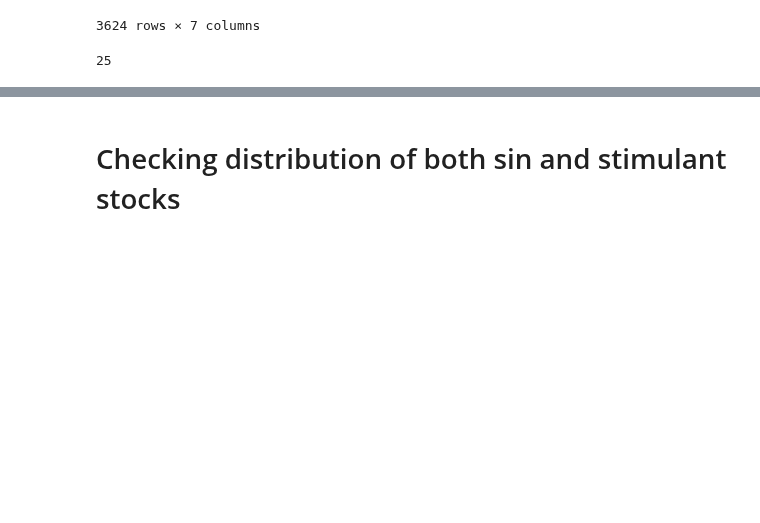
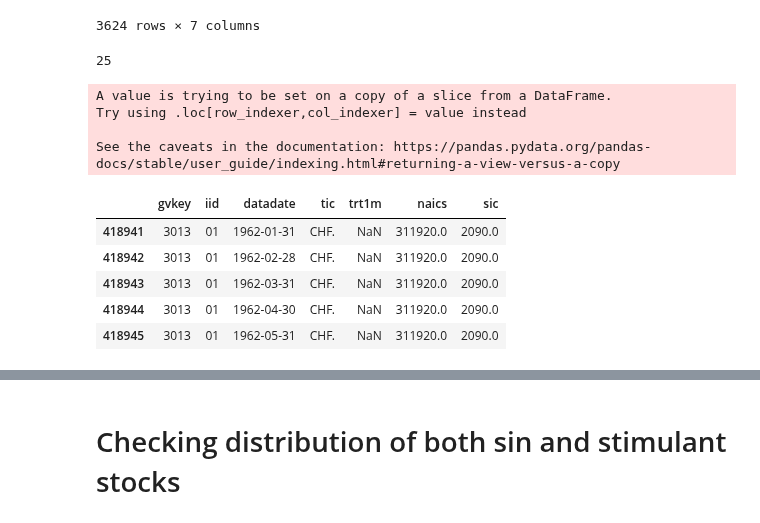
Before and after one commit to statistactics/sin-stocks, a Jupyter notebook: STOCK_FILTERING.ipynb, the cells around one changed output, grey strips where cells are left out. Drawn from its saved outputs; the diff is of its cells as text; code cells hidden in the pictures; blank space fills up the shorter version.

```diff
--- a/STOCK_FILTERING.ipynb
+++ b/STOCK_FILTERING.ipynb
@@ -548,3 +173,18 @@ stim_stocks
 len(stim_stocks["tic"].unique())
 # %% [output]
 25
+# %%
+# Changing to datetime format
+stim_stocks["datadate"] = pd.to_datetime(stim_stocks["datadate"])
+stim_stocks.head()
+# %% [output]
+A value is trying to be set on a copy of a slice from a DataFrame.
+Try using .loc[row_indexer,col_indexer] = value instead
+
+See the caveats in the documentation: https://pandas.pydata.org/pandas-docs/stable/user_guide/indexing.html#returning-a-view-versus-a-copy
+|  | gvkey | iid | datadate | tic | trt1m | naics | sic |
+| 418941 | 3013 | 01 | 1962-01-31 | CHF. | NaN | 311920.0 | 2090.0 |
+| 418942 | 3013 | 01 | 1962-02-28 | CHF. | NaN | 311920.0 | 2090.0 |
+| 418943 | 3013 | 01 | 1962-03-31 | CHF. | NaN | 311920.0 | 2090.0 |
+| 418944 | 3013 | 01 | 1962-04-30 | CHF. | NaN | 311920.0 | 2090.0 |
+| 418945 | 3013 | 01 | 1962-05-31 | CHF. | NaN | 311920.0 | 2090.0 |
```
Also changed, not shown: parts of 53 cells of this notebook, 5 other files.
